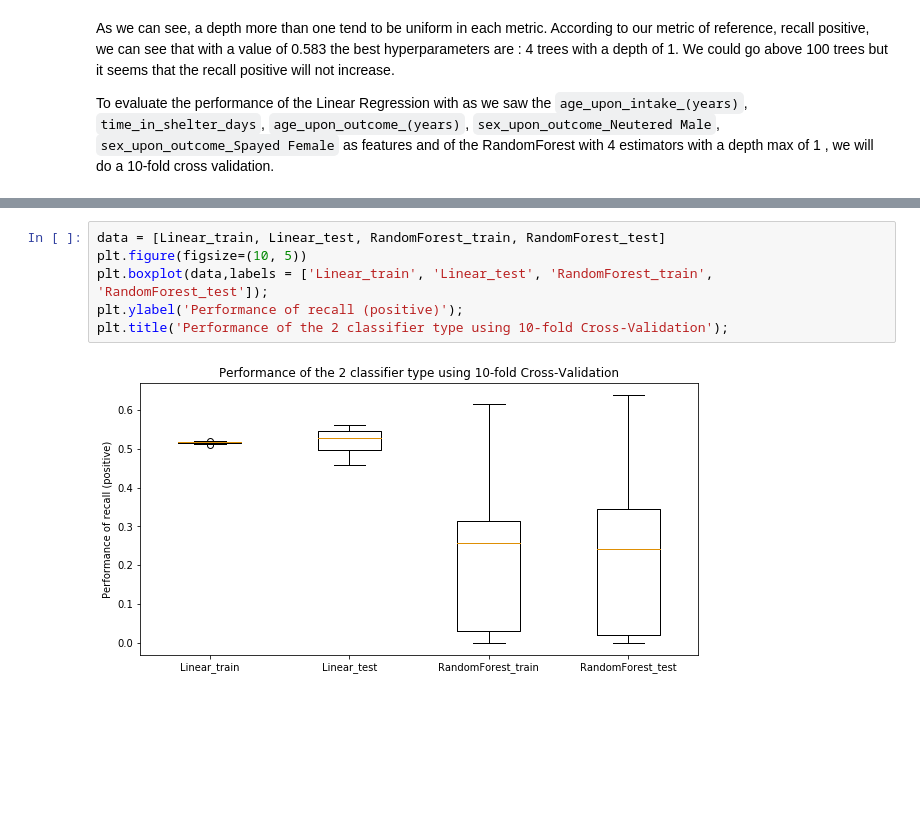
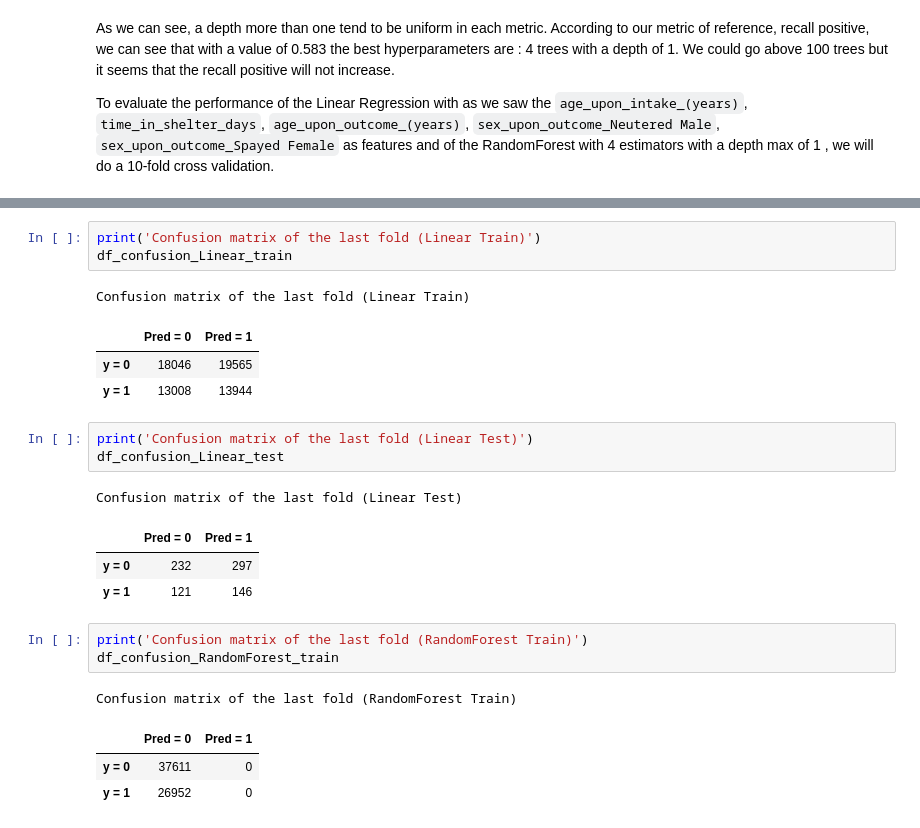
Before and after one commit to vbruttin/ada_homeworks, a Jupyter notebook: Homework4.ipynb, the cells around one changed output, grey strips where cells are left out. Drawn from its saved outputs; the diff is of its cells as text; blank space fills up the shorter version.

```diff
--- a/Homework4.ipynb
+++ b/Homework4.ipynb
@@ -967,8 +1027,24 @@ for k in range(k_fold):
-# %%
-data = [Linear_train, Linear_test, RandomForest_train, RandomForest_test]
-plt.figure(figsize=(10, 5))
-plt.boxplot(data,labels = ['Linear_train', 'Linear_test', 'RandomForest_train', 'RandomForest_test']);
-plt.ylabel('Performance of recall (positive)');
-plt.title('Performance of the 2 classifier type using 10-fold Cross-Validation');
-# %% [output]
-[figure, removed]
+# %%
+print('Confusion matrix of the last fold (Linear Train)')
+df_confusion_Linear_train
+# %% [output]
+Confusion matrix of the last fold (Linear Train)
+|  | Pred = 0 | Pred = 1 |
+| y = 0 | 18046 | 19565 |
+| y = 1 | 13008 | 13944 |
+# %%
+print('Confusion matrix of the last fold (Linear Test)')
+df_confusion_Linear_test
+# %% [output]
+Confusion matrix of the last fold (Linear Test)
+|  | Pred = 0 | Pred = 1 |
+| y = 0 | 232 | 297 |
+| y = 1 | 121 | 146 |
+# %%
+print('Confusion matrix of the last fold (RandomForest Train)')
+df_confusion_RandomForest_train
+# %% [output]
+Confusion matrix of the last fold (RandomForest Train)
+|  | Pred = 0 | Pred = 1 |
+| y = 0 | 37611 | 0 |
+| y = 1 | 26952 | 0 |
```
Also changed, not shown: parts of 5 cells of this notebook.
